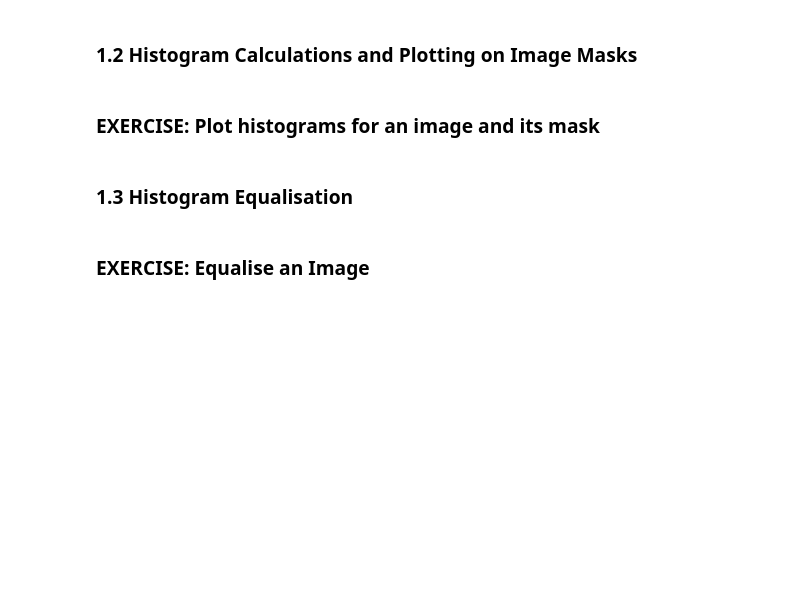
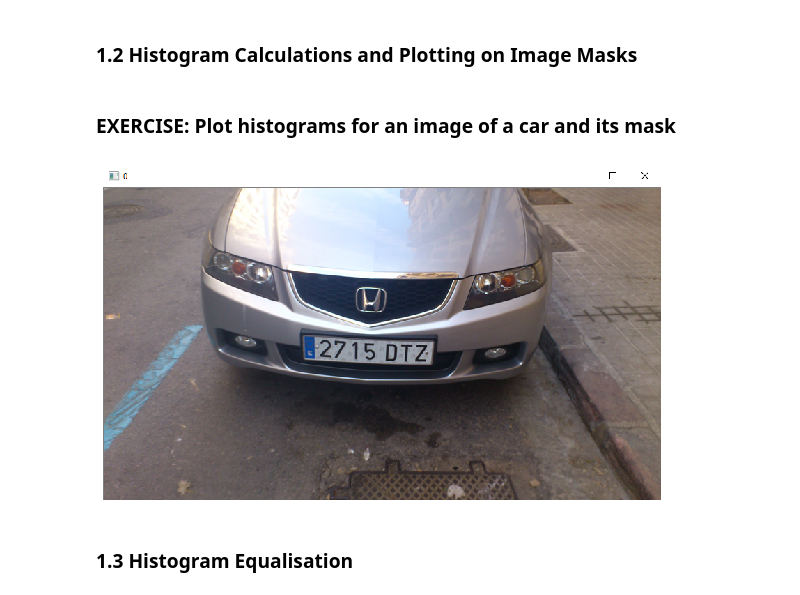
Before and after one commit to beginners-machine-learning-london/computer_vision_basics, a Jupyter notebook: notebooks/Lesson 6 - Histograms and Equalisation.ipynb, the cells around one changed output. Cells and saved outputs as stored; diff of their text form; code cells hidden in the pictures; blank space fills up the shorter version.

```diff
--- a/notebooks/Lesson 6 - Histograms and Equalisation.ipynb
+++ b/notebooks/Lesson 6 - Histograms and Equalisation.ipynb
@@ -107,7 +107,12 @@ plot_histogram(image, "Histogram for Masked Image", mask=mask)
 
 plt.show()
 # %% [markdown]
-### EXERCISE: Plot histograms for an image and its mask
+### EXERCISE: Plot histograms for an image of a car and its mask
+# %%
+image = np.flip(cv2.imread('../img/.png'), axis=2)
+show_image(image)
+# %% [output]
+[figure, added]
 # %%
 # TODO: Plot a histogram for an image
 # %% [markdown]
@@ -149,5 +154,3 @@ plt.subplot(224)
 show_hist_cdf(eq)
 
 plt.show()
-# %% [markdown]
-### EXERCISE: Equalise an Image
```
Also changed, not shown: parts of 2 cells of this notebook.
